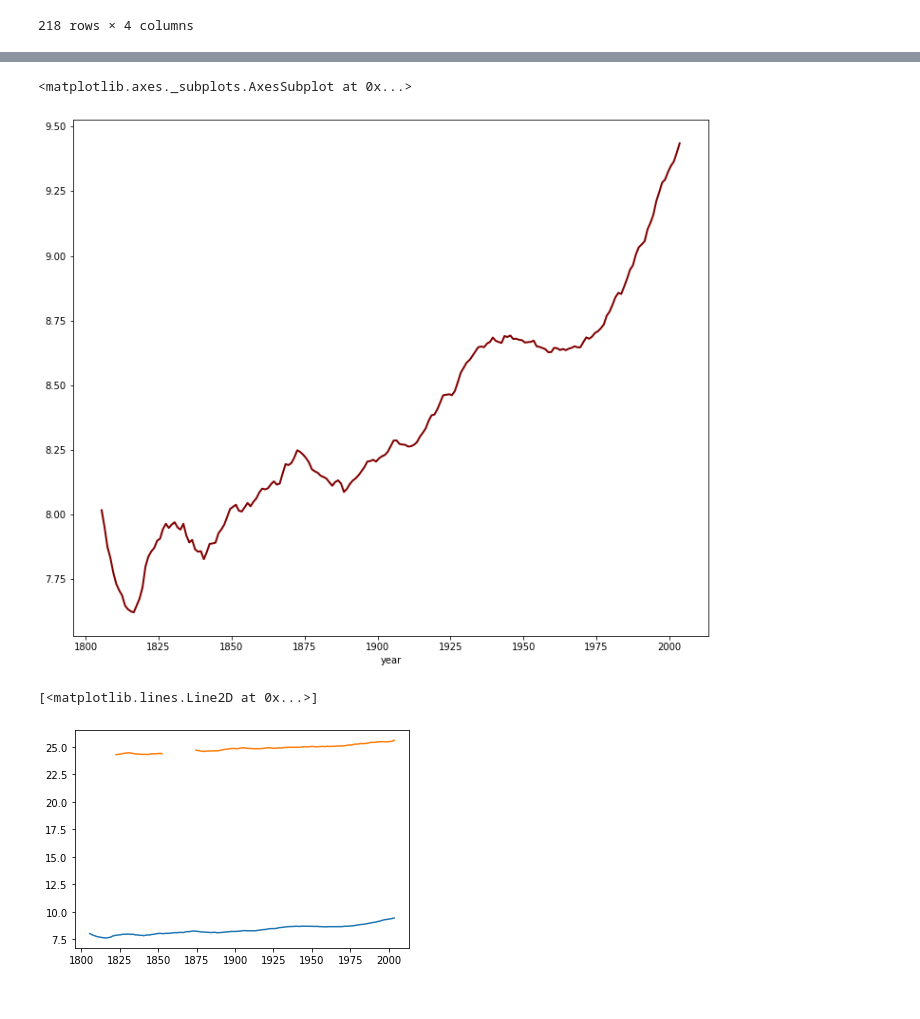
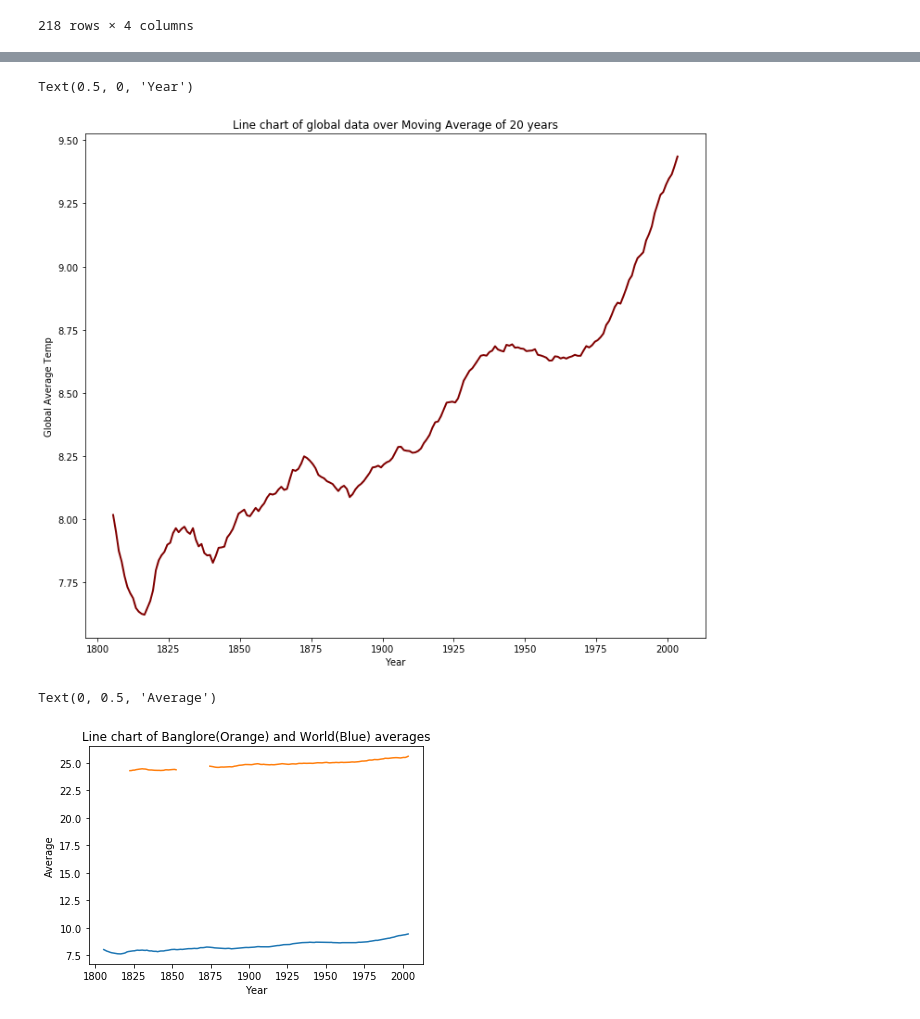
Before and after one commit to Siddharth1698/Data-Analyst-Nanodegree, a Jupyter notebook: Explore_weather_data/analysis.ipynb, the cells around one changed output, grey strips where cells are left out. Cells and saved outputs as stored; diff of their text form; code cells hidden in the pictures.

```diff
--- a/Explore_weather_data/analysis.ipynb
+++ b/Explore_weather_data/analysis.ipynb
@@ -29,18 +32,24 @@ df.set_index('year')['global_avg'].plot(figsize=(12, 10), linewidth=2, color='ma
 df_ma = df.rolling(window=20).mean()
 # %%
 df_ma.set_index('year')['global_avg'].plot(figsize=(12, 10), linewidth=2, color='maroon')
+plt.title('Line chart of global data over Moving Average of 20 years')
+plt.ylabel('Global Average Temp')
+plt.xlabel('Year')
 # %% [output]
-<matplotlib.axes._subplots.AxesSubplot at 0x...>
+Text(0.5, 0, 'Year')
-[figure, old version]
+[figure, new version]
 # %%
 plt.figure()
 
 x = df_ma['year']
 y1 = df_ma['global_avg']
 y2 = df_ma['city_avg']
 
 plt.plot(x,y1)
 plt.plot(x,y2)
+plt.title('Line chart of Banglore(Orange) and World(Blue) averages')
+plt.xlabel('Year')
+plt.ylabel('Average Temp')
 # %% [output]
-[<matplotlib.lines.Line2D at 0x...>]
+Text(0, 0.5, 'Average')
-[figure, old version]
+[figure, new version]
```
Also changed, not shown: parts of 1 cell of this notebook, 1 other file.
